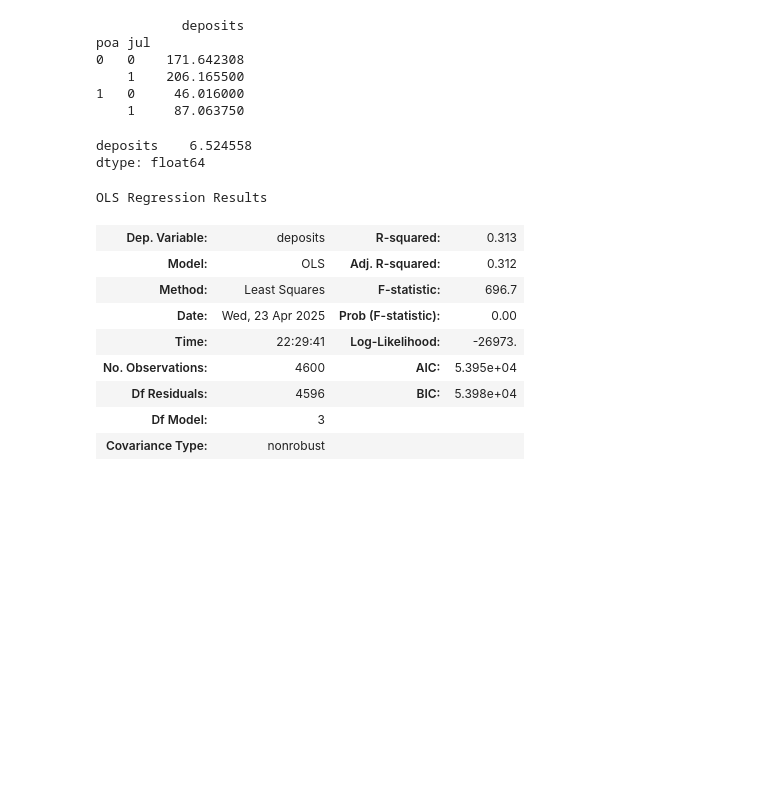
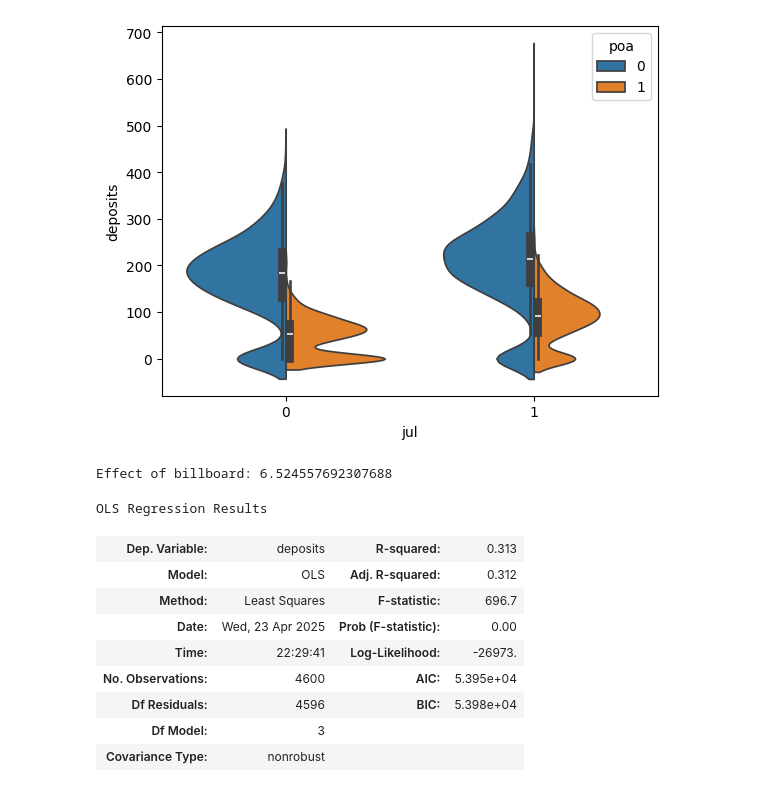
Before and after one commit to skipperkongen/causal-stuff, a Jupyter notebook: notebooks/brave-and-true/13-diff-in-diff.ipynb, the cells around one changed output. Cells and saved outputs as stored; diff of their text form; code cells hidden in the pictures; blank space fills up the shorter version.

```diff
--- a/notebooks/brave-and-true/13-diff-in-diff.ipynb
+++ b/notebooks/brave-and-true/13-diff-in-diff.ipynb
@@ -14,23 +19,20 @@ data.head()
+# %%
+sns.violinplot(data=data, x='jul', y='deposits', hue='poa', split=True)
+plt.show()
+# %% [output]
+[figure, added]
 # %%
-an = data.groupby(['poa', 'jul']).mean()
-print(an)
+an = data.groupby(['poa', 'jul']).mean(numeric_only=True)
 
 c0 = an.loc[0,0]
 c1 = an.loc[0,1]
-t0 = an.loc[1, 0]
-t1 = an.loc[1, 1]
+t0 = an.loc[1,0]
+t1 = an.loc[1,1]
 
 diff_in_diff = (t1 - t0) - (c1 - c0)
-diff_in_diff
+print('Effect of billboard:', diff_in_diff.iloc[0])
 # %% [output]
-           deposits
-poa jul
-0   0    171.642308
-    1    206.165500
-1   0     46.016000
-    1     87.063750
+Effect of billboard: 6.524557692307688
-deposits    6.524558
-dtype: float64
 # %%
 model = smf.ols('deposits ~ poa*jul', data=data).fit()
 model.summary()
```
Also changed, not shown: parts of 4 cells of this notebook.
